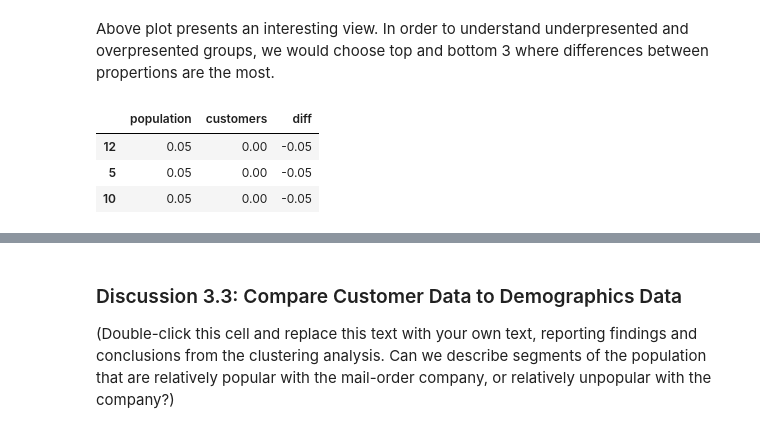
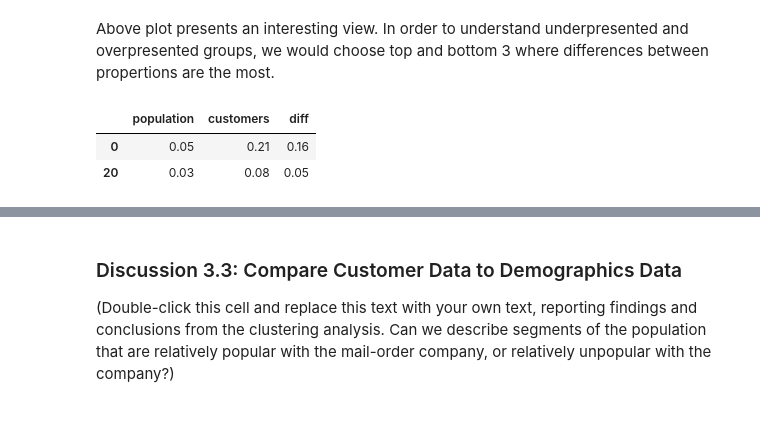
Before and after one commit to marooned20/identify-customer-segments, a Jupyter notebook: Identify_Customer_Segments.ipynb, the cells around one changed output, grey strips where cells are left out. Drawn from its saved outputs; the diff is of its cells as text; code cells hidden in the pictures.

```diff
--- a/Identify_Customer_Segments.ipynb
+++ b/Identify_Customer_Segments.ipynb
@@ -1024,12 +1024,11 @@ plt.ylabel('Proportions');
 # %% [markdown]
 Above plot presents an interesting view. In order to understand underpresented and overpresented groups, we would choose top and bottom 3 where differences between propertions are the most.
 # %%
-top3_target = df_prop.nlargest(3, 'diff', keep='first')
-top3_non_target = df_prop.nsmallest(3, 'diff', keep='first')
+top2_target = df_prop.nlargest(2, 'diff', keep='first')
+top2_non_target = df_prop.nsmallest(2, 'diff', keep='first')
-# %%
-top3_non_target
-# %% [output]
-|  | population | customers | diff |
-| 12 | 0.05 | 0.00 | -0.05 |
-| 5 | 0.05 | 0.00 | -0.05 |
-| 10 | 0.05 | 0.00 | -0.05 |
+# %%
+top2_target
+# %% [output]
+|  | population | customers | diff |
+| 0 | 0.05 | 0.21 | 0.16 |
+| 20 | 0.03 | 0.08 | 0.05 |
```
Also changed, not shown: parts of 8 cells of this notebook.
